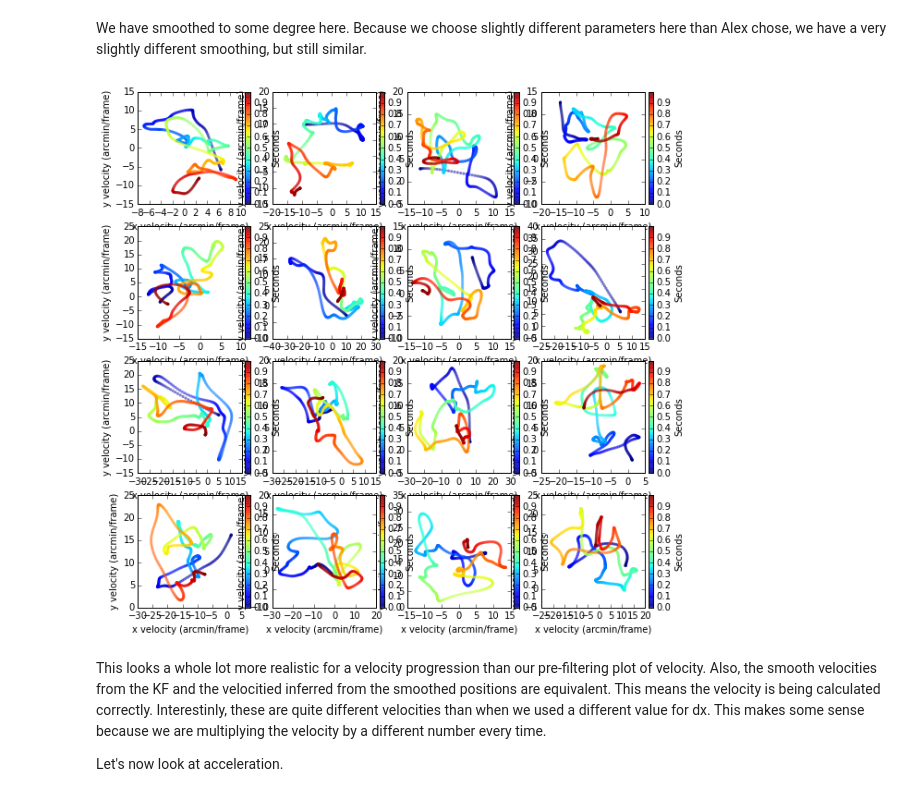
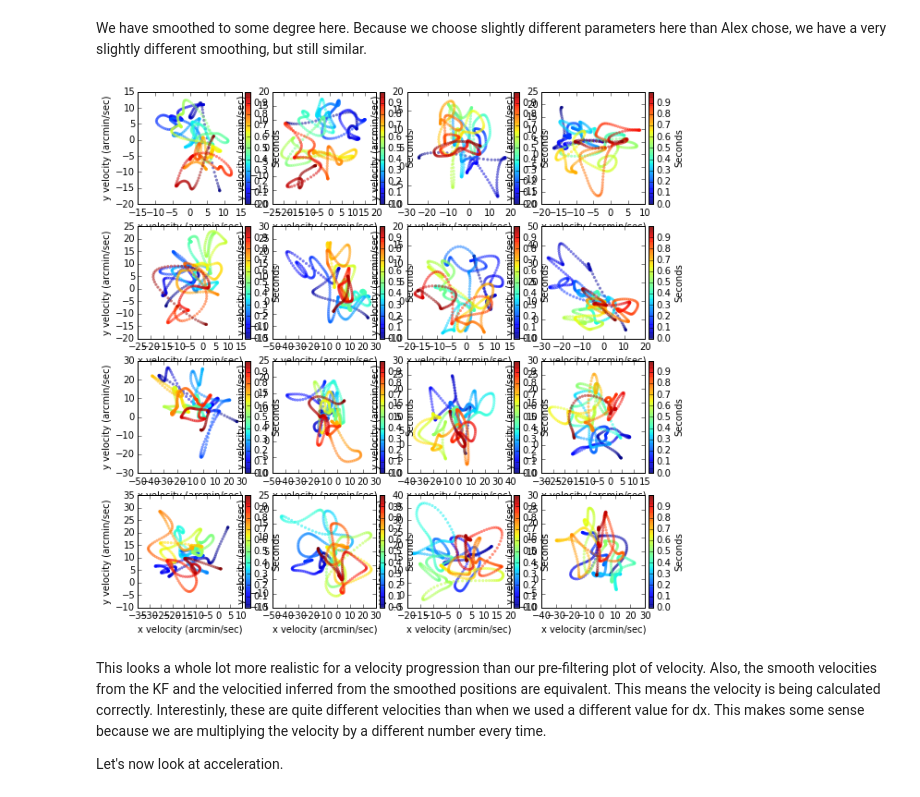
Before and after one commit to vdutell/eyemovement, a Jupyter notebook: Eye Movement Modeling.ipynb, the cells around one changed output. Cells and saved outputs as stored; diff of their text form; code cells hidden in the pictures.

Commit message:
time invariant KF parameters and started implementing prep for Alex's pipeline integration

```diff
--- a/Eye Movement Modeling.ipynb
+++ b/Eye Movement Modeling.ipynb
@@ -824,7 +824,7 @@ The parameters we need to choose then are (for x and y) :
 
 First define our function for fft filtering
 # %%
-def filterfft(trialsf, ivx, ivy, tvx, tvy, ov):
+def filterfft(trialsf, ivx, ivy, mtvx, mtvy, ov):
 
     #make a new list so we dont edit the old one
     ntrialsf = copy.deepcopy(trialsf)
@@ -833,14 +833,21 @@ def filterfft(trialsf, ivx, ivy, tvx, tvy, ov):
 
         ##dt is the time transition matrix - how much we change in 1 frame in time scale
         ##this should be the same for all trials, but for correctness we should calculate it on a trial basis.
-        dt = 1./len(trial.time)
+        dt = 1./len(trial.time) #units are seconds
 
-        ## the adjustment value A keeps our velocities from growing.
+        ##want tvx to be time invariant (larger for larger time steps) so our values of tvx is in units of m/s (an acceleration (m/s^2) times dt (s))
+        #change here from mtv (samling rate invariant tv) to tv specific for this experiment that is scaled for the time course.
+        ##in other words this is changing tv to a velocity that can be added to the velocity value.
+        ##here is the distinction between noise in velocity and acceleration.
+        tvx = mtvx * (dt)
+        tvy = mtvy * (dt)
+
+        # the adjustment value A keeps our velocities from growing.
         #A = sqrt(1-(sigmatv/sigmanot)^2))
         adj = np.sqrt(1.-(tvx/ivx)**2)
-        #adjy = np.sqrt(1-(dcor/np.sqrt(ivy)))
+        #adj = 1
 
-        ##matrices:
+            ##matrices:
         initial_state_mean = np.array([0, 0, 0, 0])
 
         initial_state_cov = np.array([[0, 0, 0, 0],
@@ -911,7 +918,7 @@ def filterfft(trialsf, ivx, ivy, tvx, tvy, ov):
 # %% [markdown]
 Now aggregate the values from all our trials and use the average values of these statistics to calculate our parameters for smoothing
 # %%
-#run fft with chosen parameter for dvcor and plot results
+#run KF with chosen parameter for dvcor and plot results
 
 ##IV is the covariance of the initial velocity
 ##Because the initial velocity is a gaussian about zero,
@@ -929,10 +936,10 @@ print 'ivy is', aggivy
 dt = 1./840
 
 ##tvx and tvy is the error in velocity transition (acceleration) - this is multiplied by dt.
-#aggtvx = 1e2 ##how to calculate this?
-#aggtvy = 1e2 ##how to calculate this?
-aggtvx = aggivx*dt
-aggtvy = aggivy*dt
+aggtvx = 5e5 ##how to calculate this?
+aggtvy = 5e5 ##how to calculate this?
+#aggtvx = aggivx*dt
+#aggtvy = aggivy*dt
 print 'tvx is', aggtvx
 print 'tvy is', aggtvy
 
@@ -1058,30 +1065,30 @@ We have smoothed to some degree here. Because we choose slightly different param
 # %%
 ###### plot our new results for velocity
 
 ##calc number of rows for ncols
 ncol = 4
 nrow = int(math.ceil(16 / ncol))
 fig, ax = plt.subplots(nrow, ncol, figsize=(10,10))
 
 for i, pl in enumerate(ax.flatten()):
     trial = kftrials[i]
     ##plot original data
     #imraw = pl.scatter((trial.x[1:] - trial.x[:-1])*len(trial.time), (trial.y[1:] - trial.y[:-1])*len(trial.time), s=10, c=trial.time[:-1], cmap=cm.jet, alpha=0.5, edgecolors='none')
     imraw = pl.scatter(trial.xv, trial.yv, s=10, c=trial.time, cmap=cm.jet, alpha=0.5, edgecolors='none')
-    pl.set_xlabel('x velocity (arcmin/frame)')
-    pl.set_ylabel('y velocity (arcmin/frame)')
+    pl.set_xlabel('x velocity (arcmin/sec)')
+    pl.set_ylabel('y velocity (arcmin/sec)')
     #pl.axis('equal') ##comment this in and out
     ##add colorbar
     div = make_axes_locatable(pl)
     cax = div.append_axes("right", size="5%", pad=0.05)
     cbar = plt.colorbar(imraw, cax=cax)
     cbar.set_label('Seconds')
     #plot smooth data
     #pl.scatter(trial.xv, trial.yv, s=2, c='black')
 
 plt.show()
 # %% [output]
-[figure, old version]
+[figure, new version]
 # %% [markdown]
 This looks a whole lot more realistic for a velocity progression than our pre-filtering plot of velocity.  Also, the smooth velocities from the KF and the velocitied inferred from the smoothed positions are equivalent. This means the velocity is being calculated correctly. Interestinly, these are quite different velocities than when we used a different value for dx. This makes some sense because we are multiplying the velocity by a different number every time.
 
```
Also changed, not shown: parts of 14 cells of this notebook, 2 other files.
